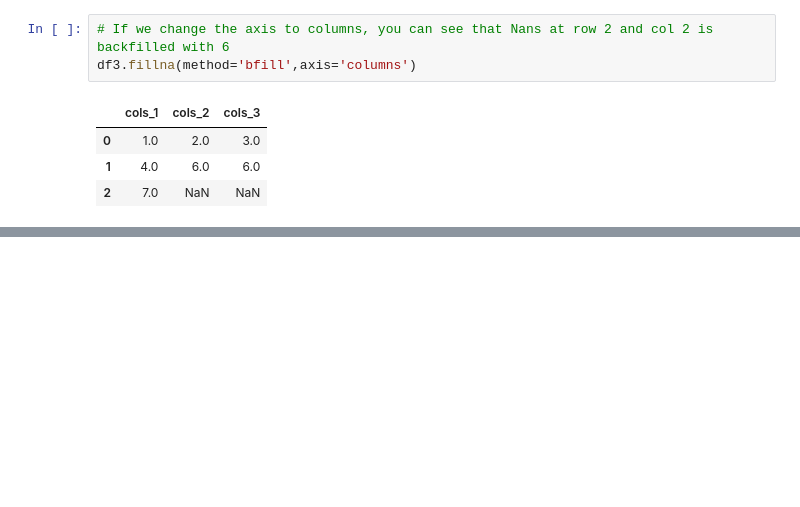
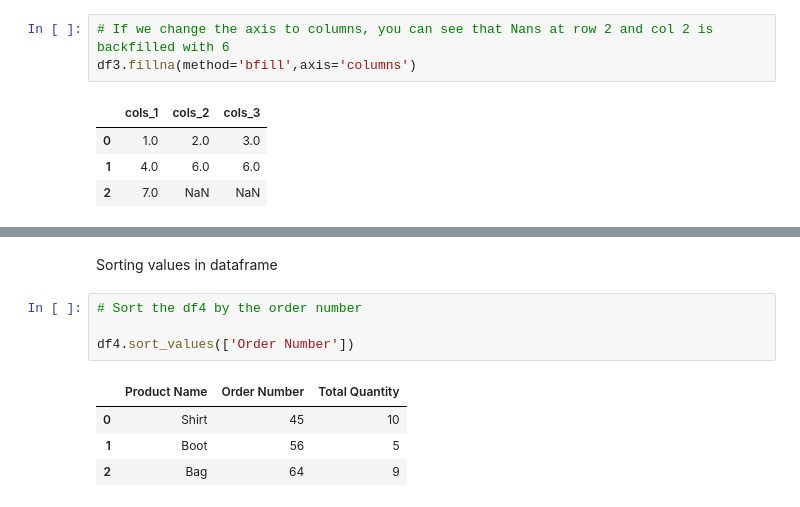
Before and after one commit to Kishangupta1/Python, a Jupyter notebook: DataPandas_Nyandwi_ml_github.ipynb, the cells around one changed output, grey strips where cells are left out. Saved outputs shown, nothing was run; the diff lists cells and outputs as text; blank space fills up the shorter version.

```diff
--- a/DataPandas_Nyandwi_ml_github.ipynb
+++ b/DataPandas_Nyandwi_ml_github.ipynb
@@ -579,0 +698,11 @@ df3.fillna(method='bfill',axis='columns')
+# %% [markdown]
+Sorting values in dataframe
+# %%
+# Sort the df4 by the order number
+
+df4.sort_values(['Order Number'])
+# %% [output]
+|  | Product Name | Order Number | Total Quantity |
+| 0 | Shirt | 45 | 10 |
+| 1 | Boot | 56 | 5 |
+| 2 | Bag | 64 | 9 |
```
Also changed, not shown: parts of 28 cells of this notebook, 1 other file.
